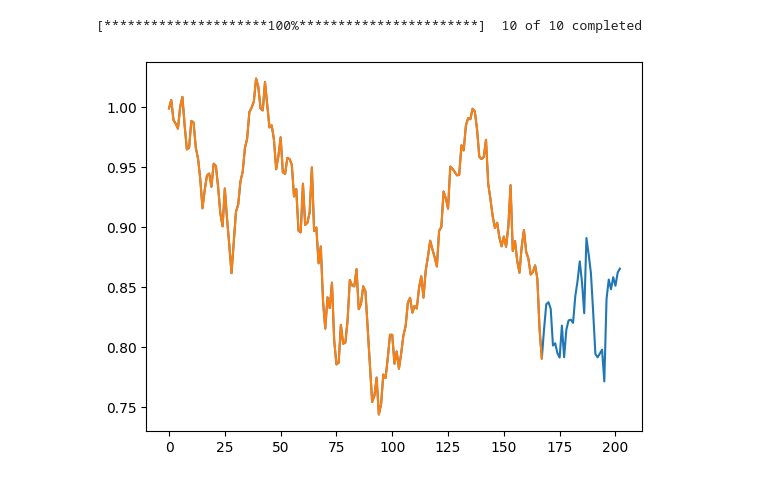
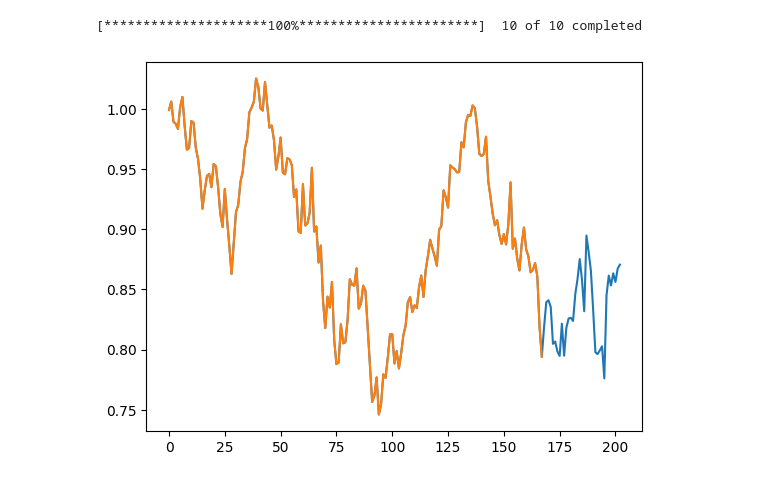
Before and after one commit to Ckoco/CS7643, a Jupyter notebook: stock_prediction.ipynb, the cells around one changed output. Saved outputs shown, nothing was run; the diff lists cells and outputs as text; code cells hidden in the pictures.

```diff
--- a/stock_prediction.ipynb
+++ b/stock_prediction.ipynb
@@ -1,4 +1,6 @@
 # %%
+
+
 import math
 
 import matplotlib.pyplot as plt
@@ -11,7 +13,6 @@ from torch import nn
 
 from pandas_datareader import data as pdr
 
-yf.pdr_override()
 SPY_TOP_10_SYMBOLS = ["AAPL", "MSFT", "AMZN", "META", "GOOGL", "GOOG", "BRK-B", "TSLA", "NVDA", "JPM"]
 START = dt.datetime(2022, 1, 31)
 END = dt.datetime(2022, 11, 20)
@@ -32,7 +33,7 @@ def load_dataset():
         _data = pd.read_csv(f"./data/{symbol}.csv")
         _data.index = pd.to_datetime(_data["Date"])
         _data["Symbol"] = symbol
-        _data["Close"] /= _data["Close"][0]
+        _data["Adj Close"] /= _data["Adj Close"][0]
         all_stocks_data.append(_data.drop("Date", axis=1))
         break
 
@@ -45,8 +46,8 @@ def load_dataset():
 SYMBOLS = ["AAPL", "MSFT", "AMZN", "META", "GOOGL", "GOOG", "BRK-B", "TSLA", "NVDA", "JPM"]
 
 def format_dataset():
-    prices = pdr.get_data_yahoo(SYMBOLS, START, END)
     all_stocks_data = []
+    prices = yf.download(SYMBOLS, start=START, end=END)
 
     for symbol in SYMBOLS:
         prices.index = prices.index.map(str)
@@ -59,8 +60,6 @@ def format_dataset():
 
     combined = pd.concat(all_stocks_data)
     combined.to_csv("data.csv")
-
-format_dataset()
 # %% [output]
 [*********************100%***********************]  10 of 10 completed
 # %%
@@ -71,13 +70,10 @@ validation_cutoff = END
 training_data = data[data.index <= test_cutoff]
 validation_data = data[test_cutoff < data.index]
 
-training_padding = np.zeros(16 - (len(training_data) - 1) % 16)
-validation_padding = np.zeros(16 - (len(validation_data) - 1) % 16)
+x_train = torch.from_numpy(training_data["Adj Close"][:-1].to_numpy())
+y_train = torch.from_numpy(training_data["Adj Close"][1:].to_numpy())
 
-x_train = torch.from_numpy(np.concatenate([training_data["Close"][:-1].to_numpy(), training_padding]))
-y_train = torch.from_numpy(np.concatenate([training_data["Close"][1:].to_numpy(), training_padding]))
-
-x_test = torch.from_numpy(np.concatenate([validation_data["Close"][:-1].to_numpy(), validation_padding]))
-y_test = torch.from_numpy(np.concatenate([validation_data["Close"][1:].to_numpy(), validation_padding]))
+x_test = torch.from_numpy(validation_data["Adj Close"][:-1].to_numpy())
+y_test = torch.from_numpy(validation_data["Adj Close"][1:].to_numpy())
 # %%
 from torch.utils.data import DataLoader
@@ -90,9 +87,9 @@ y_test_dataloader = DataLoader(y_test, batch_size=16)
 # %%
-[plt.plot(d["Close"]) for _, d in data[1:].reset_index(drop=True).groupby("Symbol")]
-plt.plot(y_train[:-8])
+[plt.plot(d["Adj Close"]) for _, d in data[1:].reset_index(drop=True).groupby("Symbol")]
+plt.plot(y_train)
 plt.show()
 # %% [output]
-[figure, old version]
+[figure, new version]
 # %%
 class PositionalEncoding(nn.Module):
     def __init__(self, dims, length = 5000):
```
Also changed, not shown: parts of 5 cells of this notebook.
